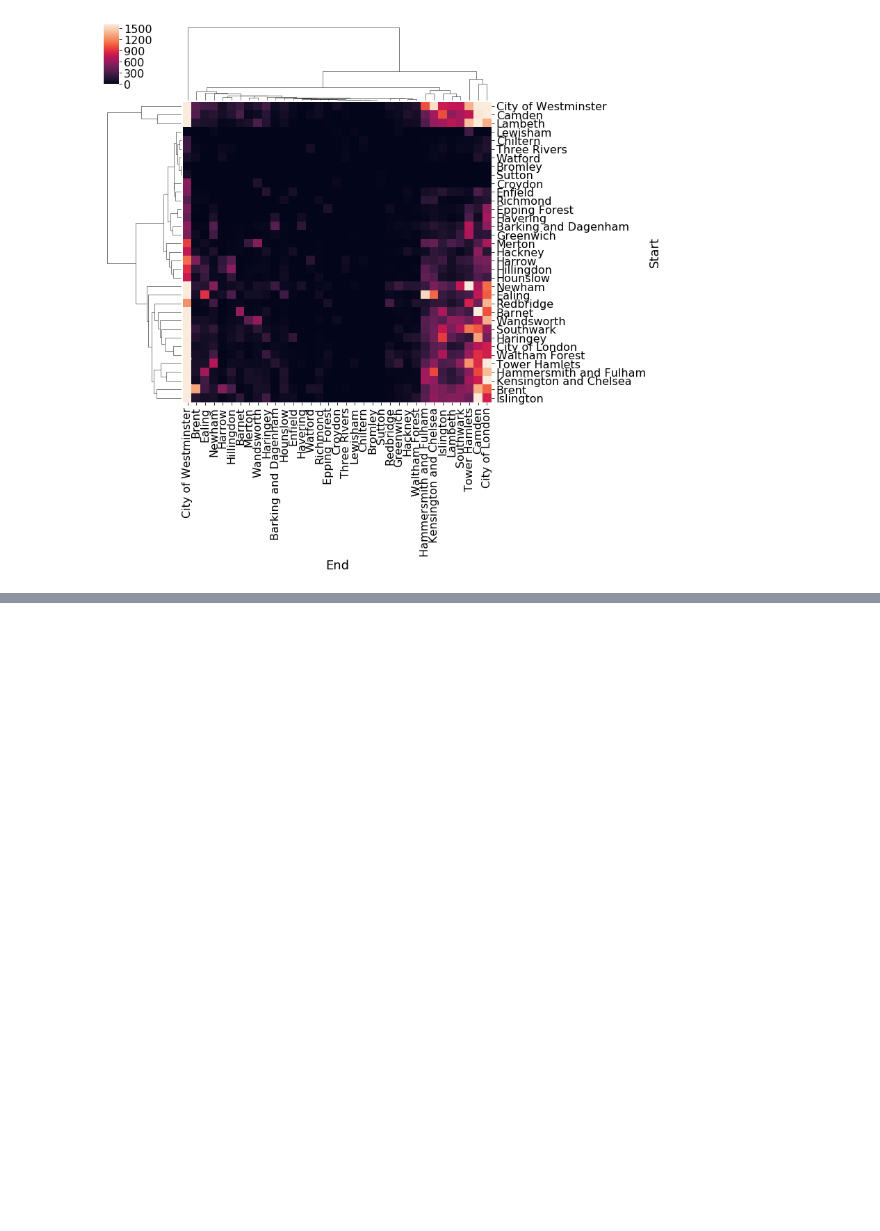
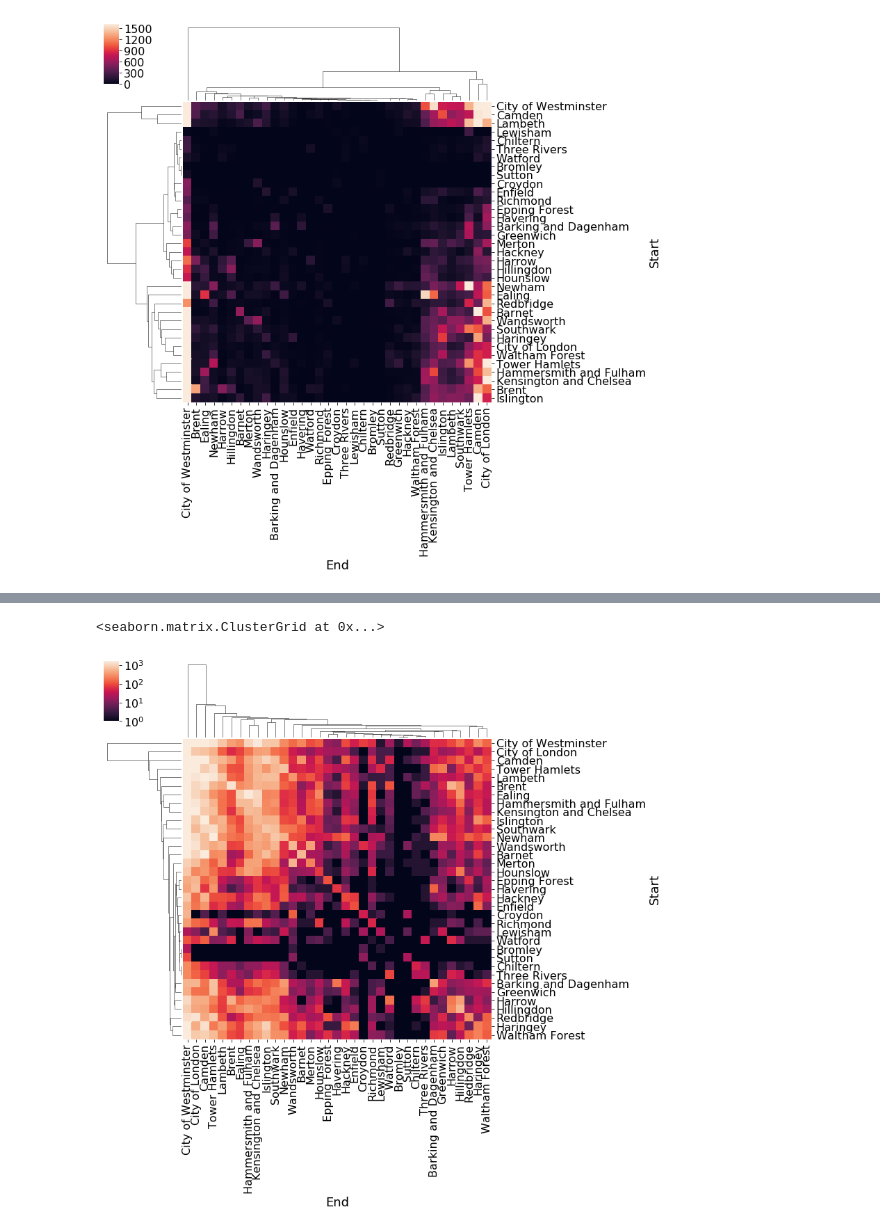
Before and after one commit to joshuablake/Temporal-metapop-epidemic-London-, a Jupyter notebook: src/TFL data.ipynb, the cells around one changed output, grey strips where cells are left out. Drawn from its saved outputs; the diff is of its cells as text; code cells hidden in the pictures; blank space fills up the shorter version.

```diff
--- a/src/TFL data.ipynb
+++ b/src/TFL data.ipynb
@@ -249,0 +285,3 @@ a['Camden'].sum()
+# %%
+data = start_end +1
+data.head()
@@ -249,0 +297,19 @@ a['Camden'].sum()
+# %%
+import math
+log_norm = matplotlib.colors.LogNorm(
+    vmin=data.min().min(), vmax=data.max().max()
+)
+cbar_ticks = [math.pow(10, i) for i in range(math.floor(
+    math.log10(data.min().min())),
+    1+math.ceil(math.log10(data.max().max())
+))]
+
+
+seaborn.clustermap(data, robust=True, xticklabels=True,
+                   yticklabels=True,
+                  row_linkage=linkage, col_linkage=linkage,
+                   norm=log_norm,
+    cbar_kws={"ticks": cbar_ticks})
+# %% [output]
+<seaborn.matrix.ClusterGrid at 0x...>
+[figure, added]
```
Also changed, not shown: parts of 10 cells of this notebook, 2 other files.
